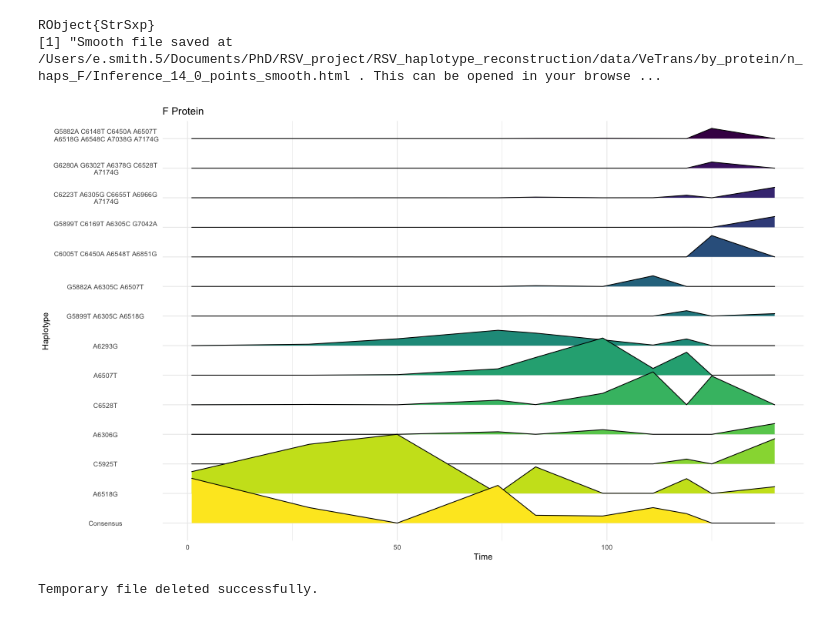
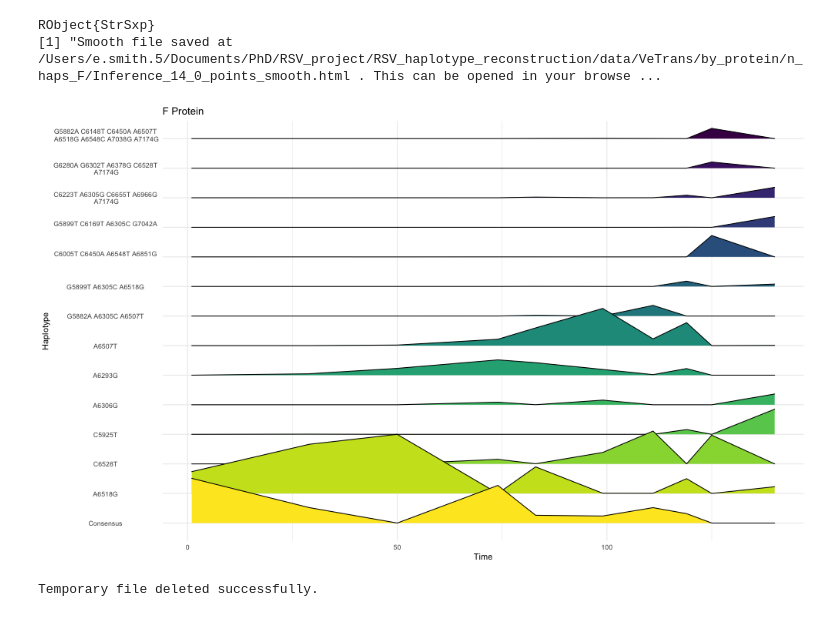
Before and after one commit to ewanwsmith/RSV_haplotype_reconstruction, a Jupyter notebook: src/haplotypes.ipynb, the cells around one changed output. Saved outputs shown, nothing was run; the diff lists cells and outputs as text; code cells hidden in the pictures.

Commit message:
sort ridgeline plot order

```diff
--- a/src/haplotypes.ipynb
+++ b/src/haplotypes.ipynb
@@ -728,7 +730,7 @@ interpolate_sizes <- function(data, n = 10) {
         )
 
       full_data <- rbind(full_data, interp_data)
-    }
+    }z
   }
 
   return(full_data)
@@ -919,42 +921,51 @@ haps <- haps %>%
   mutate(variant_label = ifelse(is.na(variant), "Consensus", gsub("\n", " ", variant))) %>%
   mutate(variant_label = sapply(variant_label, add_newlines))
 
-# Find the smallest value of Time
-min_time <- min(haps$Time)
+# Find the frequency at the lowest time point and the timepoint of the highest Frequency
+haps_freq_and_max_time <- haps %>%
+  group_by(ham_dist, variant_label) %>%
+  summarise(
+    freq_at_min_time = Frequency[which.min(Time)],
+    max_time = min(Time[which.max(Frequency)]),
+    .groups = 'drop'
+  )
 
-# Sort by ham_dist in ascending order and then by Frequency at the minimum Time
+# Sort by ham_dist, then by freq_at_min_time, and finally by max_time within each ham_dist group
 haps_sorted <- haps %>%
-  filter(Time == min_time) %>%
-  arrange(ham_dist, desc(Frequency))
+  left_join(haps_freq_and_max_time, by = c("ham_dist", "variant_label")) %>%
+  arrange(ham_dist, desc(freq_at_min_time), max_time)
+
+# Ensure unique levels by removing duplicates
+haps_sorted <- haps_sorted %>% distinct(variant_label, .keep_all = TRUE)
 
 # Merge the sorted Haplotype order back into the main dataset
 haps_arranged <- haps %>%
   mutate(variant_label = factor(variant_label, levels = haps_sorted$variant_label))
 
 p <- ggplot(haps_arranged, aes(x = as.numeric(Time), y = variant_label, fill = variant_label)) +
   geom_density_ridges(aes(height = as.numeric(Frequency)), stat = "identity", scale = 2) +  # Adjust scale for closer ridges
   theme_minimal() +
   labs(title = protein_name, x = "Time", y = "Haplotype") +
   scale_fill_viridis(discrete = TRUE, direction = -1) +
   theme(legend.position = "none",
         axis.text.y = element_text(hjust = 0.5))  # Center the y-axis text
 
 png(filename = $output_path, width = 1000, height = 600)
 print(p)
 dev.off()
 """
 
 # Read and display the image file in Julia
 if isfile(output_path)
     img = load(output_path)
     display(img)
 
     # Delete the temporary image file after displaying
     rm(output_path; force = true)
     println("Temporary file deleted successfully.")
 else
     println("File does not exist.")
 end
 # %% [output]
-[figure, old version]
+[figure, new version]
 Temporary file deleted successfully.
```
Also changed, not shown: parts of 1 cell of this notebook, 2 other files.
